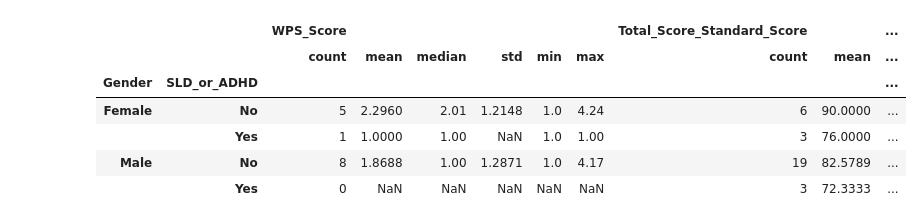
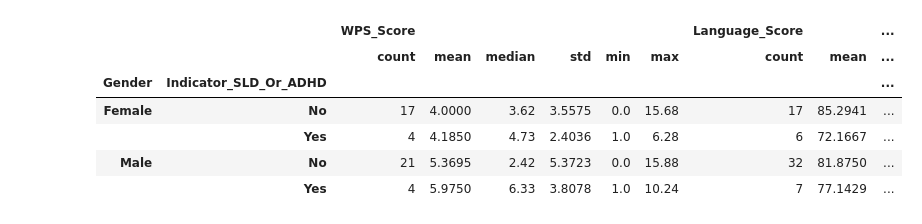
Before and after one commit to griffinengle/AAA-2026-Data-Analysis, a Jupyter notebook: AAA-26.ipynb, the cells around one changed output. Saved outputs shown, nothing was run; the diff lists cells and outputs as text; code cells hidden in the pictures.

```diff
--- a/AAA-26.ipynb
+++ b/AAA-26.ipynb
@@ -348,12 +357,12 @@ age_grouped_df[['WPS_Score', 'Total_Score_Standard_Score']].agg(grouped_stats).r
 # %%
-gender_grouped_df = df_test_filter.groupby(['Gender', 'SLD_or_ADHD'])
-gender_grouped_df[['WPS_Score', 'Total_Score_Standard_Score']].agg(grouped_stats).round(4)
+gender_grouped_df = df.groupby(['Gender', 'Indicator_SLD_Or_ADHD'])
+gender_grouped_df[['WPS_Score', 'Language_Score', 'Age_Month_Round']].agg(grouped_stats).round(4)
 # %% [output]
-|  |  | WPS_Score |  |  |  |  |  | Total_Score_Standard_Score |  | ... |
+|  |  | WPS_Score |  |  |  |  |  | Language_Score |  | ... |
 |  |  | count | mean | median | std | min | max | count | mean | ... |
-| Gender | SLD_or_ADHD |  |  |  |  |  |  |  |  | ... |
-| Female | No | 5 | 2.2960 | 2.01 | 1.2148 | 1.0 | 4.24 | 6 | 90.0000 | ... |
-|  | Yes | 1 | 1.0000 | 1.00 | NaN | 1.0 | 1.00 | 3 | 76.0000 | ... |
-| Male | No | 8 | 1.8688 | 1.00 | 1.2871 | 1.0 | 4.17 | 19 | 82.5789 | ... |
-|  | Yes | 0 | NaN | NaN | NaN | NaN | NaN | 3 | 72.3333 | ... |
+| Gender | Indicator_SLD_Or_ADHD |  |  |  |  |  |  |  |  | ... |
+| Female | No | 17 | 4.0000 | 3.62 | 3.5575 | 0.0 | 15.68 | 17 | 85.2941 | ... |
+|  | Yes | 4 | 4.1850 | 4.73 | 2.4036 | 1.0 | 6.28 | 6 | 72.1667 | ... |
+| Male | No | 21 | 5.3695 | 2.42 | 5.3723 | 0.0 | 15.88 | 32 | 81.8750 | ... |
+|  | Yes | 4 | 5.9750 | 6.33 | 3.8078 | 1.0 | 10.24 | 7 | 77.1429 | ... |
 # %%
```
Also changed, not shown: parts of 7 cells of this notebook, 1 other file.
